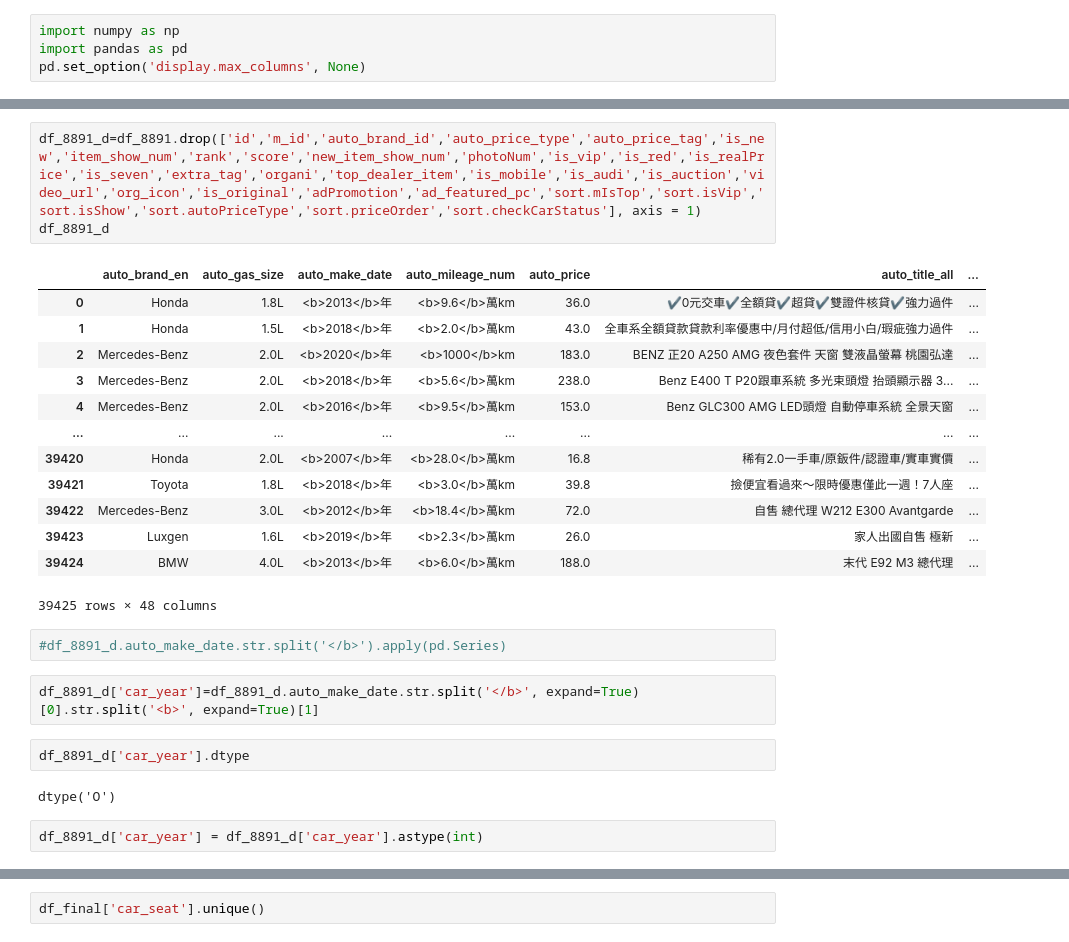
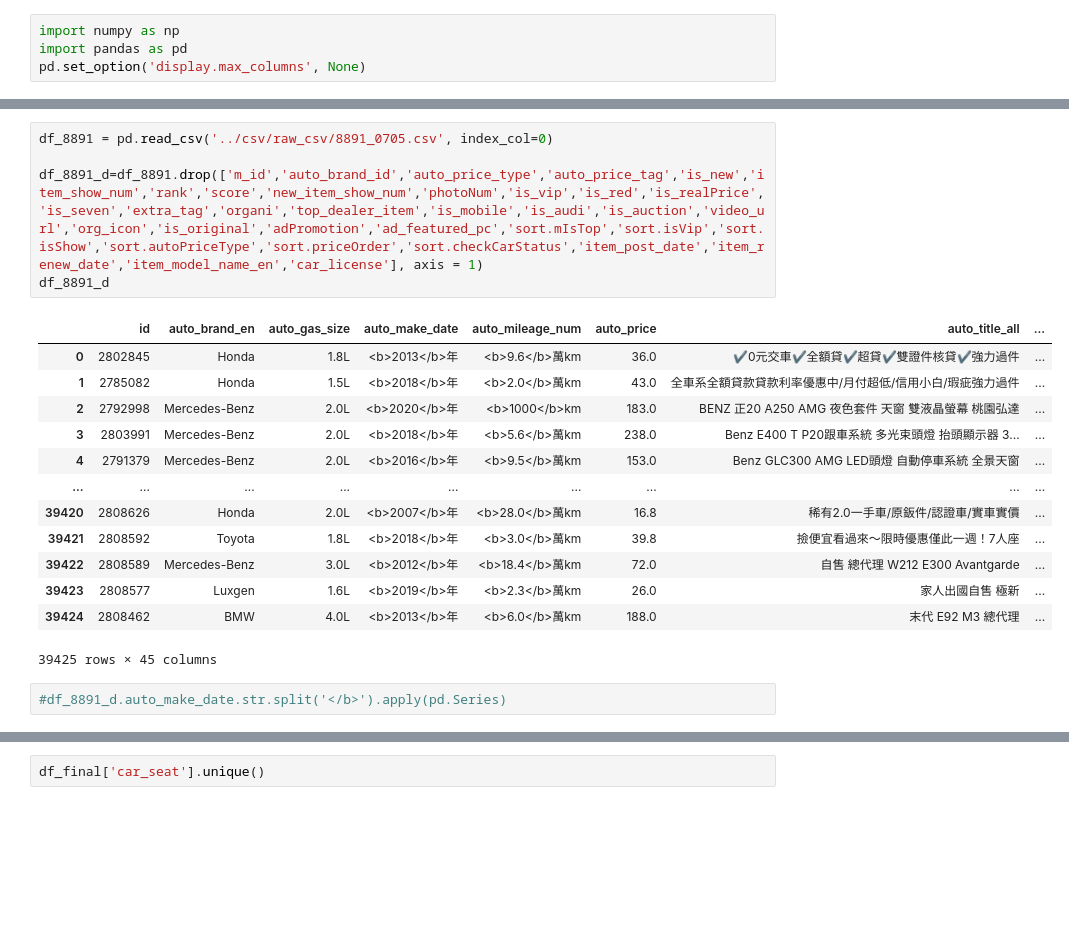
Before and after one commit to lilychen0505/BDSE19_PROJECT, a Jupyter notebook: data_cleaning/data_cleaning_8891.ipynb, the cells around one changed output, grey strips where cells are left out. Saved outputs shown, nothing was run; the diff lists cells and outputs as text; blank space fills up the shorter version.

```diff
--- a/data_cleaning/data_cleaning_8891.ipynb
+++ b/data_cleaning/data_cleaning_8891.ipynb
@@ -45,27 +5,21 @@ Index(['id', 'm_id', 'auto_brand_en', 'auto_brand_id', 'auto_gas_size',
 # %%
-df_8891_d=df_8891.drop(['id','m_id','auto_brand_id','auto_price_type','auto_price_tag','is_new','item_show_num','rank','score','new_item_show_num','photoNum','is_vip','is_red','is_realPrice','is_seven','extra_tag','organi','top_dealer_item','is_mobile','is_audi','is_auction','video_url','org_icon','is_original','adPromotion','ad_featured_pc','sort.mIsTop','sort.isVip','sort.isShow','sort.autoPriceType','sort.priceOrder','sort.checkCarStatus'], axis = 1)
+df_8891 = pd.read_csv('../csv/raw_csv/8891_0705.csv', index_col=0)
+
+df_8891_d=df_8891.drop(['m_id','auto_brand_id','auto_price_type','auto_price_tag','is_new','item_show_num','rank','score','new_item_show_num','photoNum','is_vip','is_red','is_realPrice','is_seven','extra_tag','organi','top_dealer_item','is_mobile','is_audi','is_auction','video_url','org_icon','is_original','adPromotion','ad_featured_pc','sort.mIsTop','sort.isVip','sort.isShow','sort.autoPriceType','sort.priceOrder','sort.checkCarStatus','item_post_date','item_renew_date','item_model_name_en','car_license'], axis = 1)
 df_8891_d
 # %% [output]
-|  | auto_brand_en | auto_gas_size | auto_make_date | auto_mileage_num | auto_price | auto_title_all | ... |
-| 0 | Honda | 1.8L | <b>2013</b>年 | <b>9.6</b>萬km | 36.0 | ✔️0元交車✔️全額貸✔️超貸✔️雙證件核貸✔️強力過件 | ... |
-| 1 | Honda | 1.5L | <b>2018</b>年 | <b>2.0</b>萬km | 43.0 | 全車系全額貸款貸款利率優惠中/月付超低/信用小白/瑕疵強力過件 | ... |
-| 2 | Mercedes-Benz | 2.0L | <b>2020</b>年 | <b>1000</b>km | 183.0 | BENZ 正20 A250 AMG 夜色套件 天窗 雙液晶螢幕 桃園弘達 | ... |
-| 3 | Mercedes-Benz | 2.0L | <b>2018</b>年 | <b>5.6</b>萬km | 238.0 | Benz E400 T P20跟車系統 多光束頭燈 抬頭顯示器 3... | ... |
-| 4 | Mercedes-Benz | 2.0L | <b>2016</b>年 | <b>9.5</b>萬km | 153.0 | Benz GLC300 AMG LED頭燈 自動停車系統 全景天窗 | ... |
-| ... | ... | ... | ... | ... | ... | ... | ... |
-| 39420 | Honda | 2.0L | <b>2007</b>年 | <b>28.0</b>萬km | 16.8 | 稀有2.0一手車/原鈑件/認證車/實車實價 | ... |
-| 39421 | Toyota | 1.8L | <b>2018</b>年 | <b>3.0</b>萬km | 39.8 | 撿便宜看過來～限時優惠僅此一週！7人座 | ... |
-| 39422 | Mercedes-Benz | 3.0L | <b>2012</b>年 | <b>18.4</b>萬km | 72.0 | 自售 總代理 W212 E300 Avantgarde | ... |
-| 39423 | Luxgen | 1.6L | <b>2019</b>年 | <b>2.3</b>萬km | 26.0 | 家人出國自售 極新 | ... |
-| 39424 | BMW | 4.0L | <b>2013</b>年 | <b>6.0</b>萬km | 188.0 | 末代 E92 M3 總代理 | ... |
+|  | id | auto_brand_en | auto_gas_size | auto_make_date | auto_mileage_num | auto_price | auto_title_all | ... |
+| 0 | 2802845 | Honda | 1.8L | <b>2013</b>年 | <b>9.6</b>萬km | 36.0 | ✔️0元交車✔️全額貸✔️超貸✔️雙證件核貸✔️強力過件 | ... |
+| 1 | 2785082 | Honda | 1.5L | <b>2018</b>年 | <b>2.0</b>萬km | 43.0 | 全車系全額貸款貸款利率優惠中/月付超低/信用小白/瑕疵強力過件 | ... |
+| 2 | 2792998 | Mercedes-Benz | 2.0L | <b>2020</b>年 | <b>1000</b>km | 183.0 | BENZ 正20 A250 AMG 夜色套件 天窗 雙液晶螢幕 桃園弘達 | ... |
+| 3 | 2803991 | Mercedes-Benz | 2.0L | <b>2018</b>年 | <b>5.6</b>萬km | 238.0 | Benz E400 T P20跟車系統 多光束頭燈 抬頭顯示器 3... | ... |
+| 4 | 2791379 | Mercedes-Benz | 2.0L | <b>2016</b>年 | <b>9.5</b>萬km | 153.0 | Benz GLC300 AMG LED頭燈 自動停車系統 全景天窗 | ... |
+| ... | ... | ... | ... | ... | ... | ... | ... | ... |
+| 39420 | 2808626 | Honda | 2.0L | <b>2007</b>年 | <b>28.0</b>萬km | 16.8 | 稀有2.0一手車/原鈑件/認證車/實車實價 | ... |
+| 39421 | 2808592 | Toyota | 1.8L | <b>2018</b>年 | <b>3.0</b>萬km | 39.8 | 撿便宜看過來～限時優惠僅此一週！7人座 | ... |
+| 39422 | 2808589 | Mercedes-Benz | 3.0L | <b>2012</b>年 | <b>18.4</b>萬km | 72.0 | 自售 總代理 W212 E300 Avantgarde | ... |
+| 39423 | 2808577 | Luxgen | 1.6L | <b>2019</b>年 | <b>2.3</b>萬km | 26.0 | 家人出國自售 極新 | ... |
+| 39424 | 2808462 | BMW | 4.0L | <b>2013</b>年 | <b>6.0</b>萬km | 188.0 | 末代 E92 M3 總代理 | ... |
-39425 rows × 48 columns
+39425 rows × 45 columns
 # %%
 #df_8891_d.auto_make_date.str.split('</b>').apply(pd.Series)
-# %%
-df_8891_d['car_year']=df_8891_d.auto_make_date.str.split('</b>', expand=True)[0].str.split('<b>', expand=True)[1]
-# %%
-df_8891_d['car_year'].dtype
-# %% [output]
-dtype('O')
-# %%
-df_8891_d['car_year'] = df_8891_d['car_year'].astype(int)
```
Also changed, not shown: parts of 73 cells of this notebook, 8 other files.
